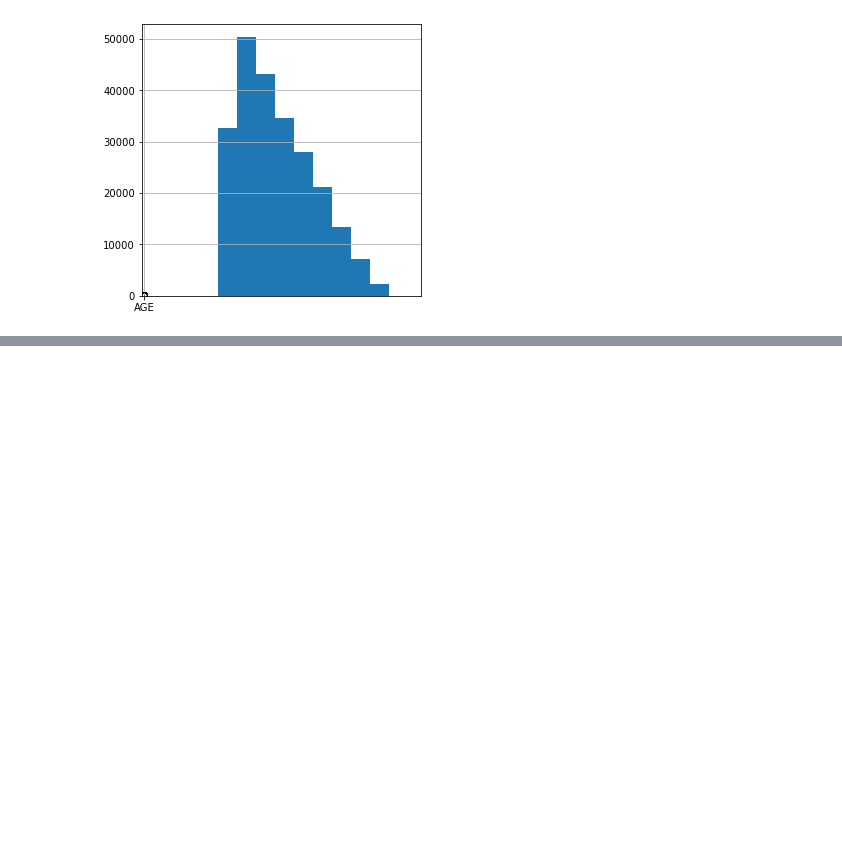
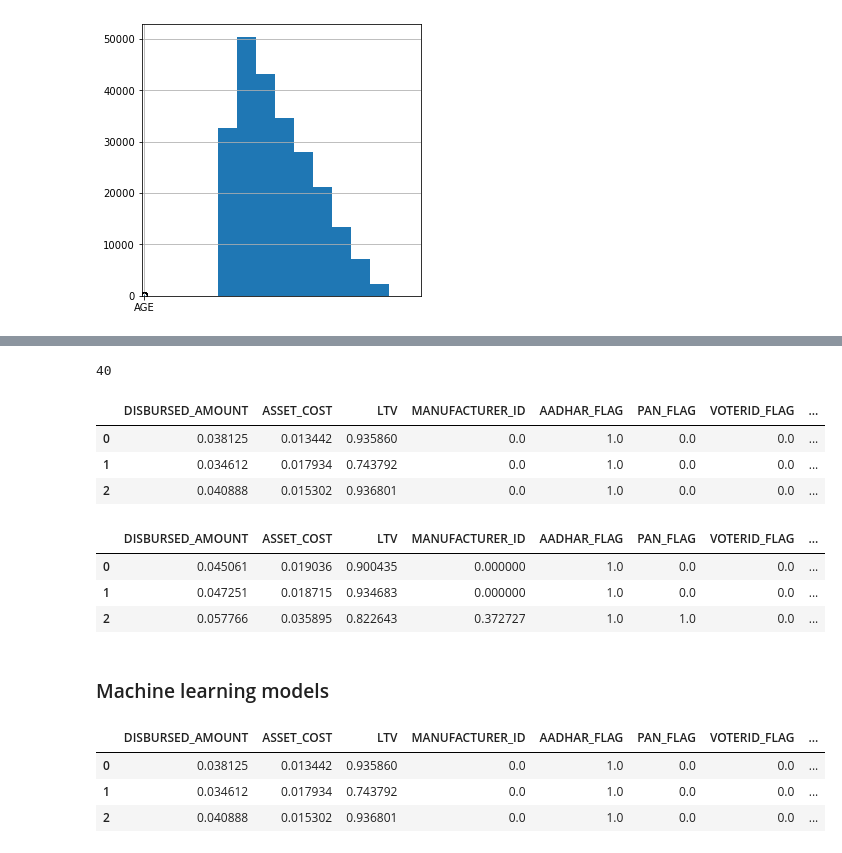
Before and after one commit to Praneethtkonda/Vehicle-loan-default-prediction, a Jupyter notebook: IDS.ipynb, the cells around one changed output, grey strips where cells are left out. Cells and saved outputs as stored; diff of their text form; code cells hidden in the pictures; blank space fills up the shorter version.

```diff
--- a/IDS.ipynb
+++ b/IDS.ipynb
@@ -326,0 +367,27 @@ train_data
+# %%
+numeric_cols = list(train_data.select_dtypes(exclude=['object']).keys())
+
+print(len(numeric_cols))
+
+from sklearn.preprocessing import MinMaxScaler
+scaler = MinMaxScaler()
+train_data[numeric_cols] = scaler.fit_transform(train_data[numeric_cols])
+train_data.head(3)
+# %% [output]
+40
+|  | DISBURSED_AMOUNT | ASSET_COST | LTV | MANUFACTURER_ID | AADHAR_FLAG | PAN_FLAG | VOTERID_FLAG | ... |
+| 0 | 0.038125 | 0.013442 | 0.935860 | 0.0 | 1.0 | 0.0 | 0.0 | ... |
+| 1 | 0.034612 | 0.017934 | 0.743792 | 0.0 | 1.0 | 0.0 | 0.0 | ... |
+| 2 | 0.040888 | 0.015302 | 0.936801 | 0.0 | 1.0 | 0.0 | 0.0 | ... |
+# %%
+scaler = MinMaxScaler()
+numeric_cols = list(test_data.select_dtypes(exclude=['object']).keys())
+test_data[numeric_cols] = scaler.fit_transform(test_data[numeric_cols])
+test_data.head(3)
+# %% [output]
+|  | DISBURSED_AMOUNT | ASSET_COST | LTV | MANUFACTURER_ID | AADHAR_FLAG | PAN_FLAG | VOTERID_FLAG | ... |
+| 0 | 0.045061 | 0.019036 | 0.900435 | 0.000000 | 1.0 | 0.0 | 0.0 | ... |
+| 1 | 0.047251 | 0.018715 | 0.934683 | 0.000000 | 1.0 | 0.0 | 0.0 | ... |
+| 2 | 0.057766 | 0.035895 | 0.822643 | 0.372727 | 1.0 | 1.0 | 0.0 | ... |
+# %% [markdown]
+### Machine learning models
@@ -326,0 +400,7 @@ train_data
+# %%
+X.head(3)
+# %% [output]
+|  | DISBURSED_AMOUNT | ASSET_COST | LTV | MANUFACTURER_ID | AADHAR_FLAG | PAN_FLAG | VOTERID_FLAG | ... |
+| 0 | 0.038125 | 0.013442 | 0.935860 | 0.0 | 1.0 | 0.0 | 0.0 | ... |
+| 1 | 0.034612 | 0.017934 | 0.743792 | 0.0 | 1.0 | 0.0 | 0.0 | ... |
+| 2 | 0.040888 | 0.015302 | 0.936801 | 0.0 | 1.0 | 0.0 | 0.0 | ... |
```
Also changed, not shown: parts of 22 cells of this notebook, 6 other files.
